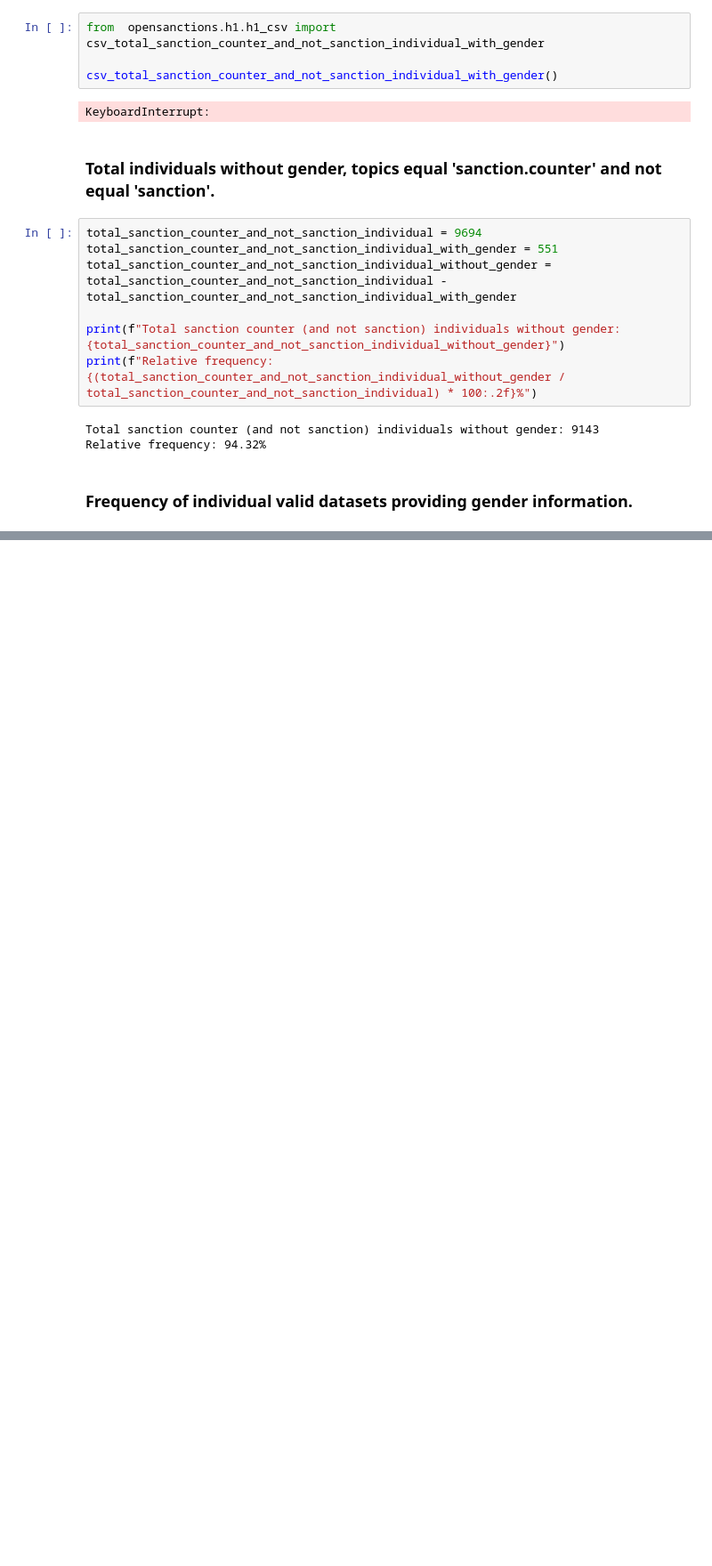
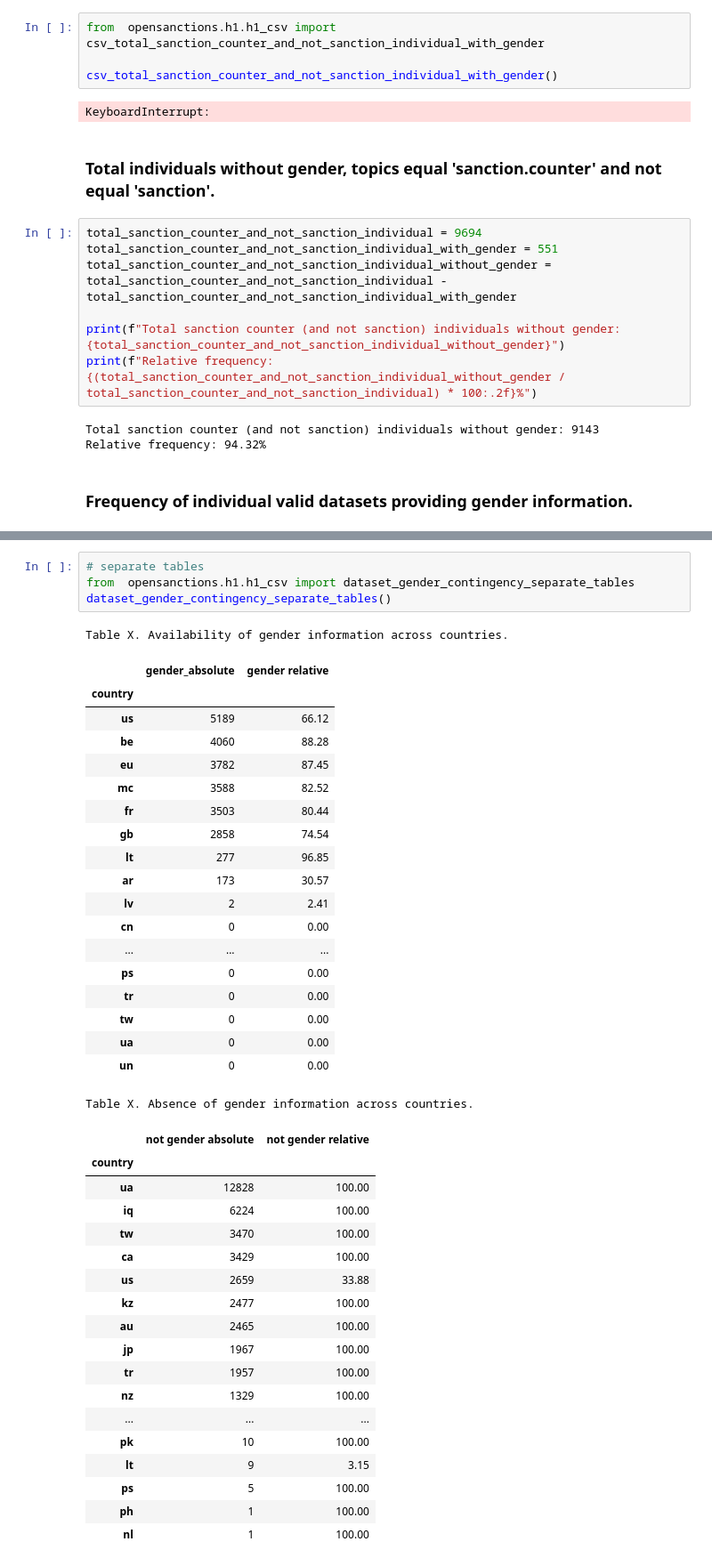
Before and after one commit to jellyrosp/opensanctions, a Jupyter notebook: jupyter_nb/h1/data_plot_h1_csv.ipynb, the cells around one changed output, grey strips where cells are left out. Shown at 89% size. Cells and saved outputs as stored; diff of their text form; blank space fills up the shorter version.

```diff
--- a/jupyter_nb/h1/data_plot_h1_csv.ipynb
+++ b/jupyter_nb/h1/data_plot_h1_csv.ipynb
@@ -128,0 +151,43 @@ csv_dataset_frequency_for_sanctioned_gender()
+# %%
+# separate tables
+from  opensanctions.h1.h1_csv import dataset_gender_contingency_separate_tables
+dataset_gender_contingency_separate_tables()
+# %% [output]
+Table X. Availability of gender information across countries.
+|  | gender_absolute | gender relative |
+| country |  |  |
+| us | 5189 | 66.12 |
+| be | 4060 | 88.28 |
+| eu | 3782 | 87.45 |
+| mc | 3588 | 82.52 |
+| fr | 3503 | 80.44 |
+| gb | 2858 | 74.54 |
+| lt | 277 | 96.85 |
+| ar | 173 | 30.57 |
+| lv | 2 | 2.41 |
+| cn | 0 | 0.00 |
+| ... | ... | ... |
+| ps | 0 | 0.00 |
+| tr | 0 | 0.00 |
+| tw | 0 | 0.00 |
+| ua | 0 | 0.00 |
+| un | 0 | 0.00 |
+Table X. Absence of gender information across countries.
+|  | not gender absolute | not gender relative |
+| country |  |  |
+| ua | 12828 | 100.00 |
+| iq | 6224 | 100.00 |
+| tw | 3470 | 100.00 |
+| ca | 3429 | 100.00 |
+| us | 2659 | 33.88 |
+| kz | 2477 | 100.00 |
+| au | 2465 | 100.00 |
+| jp | 1967 | 100.00 |
+| tr | 1957 | 100.00 |
+| nz | 1329 | 100.00 |
+| ... | ... | ... |
+| pk | 10 | 100.00 |
+| lt | 9 | 3.15 |
+| ps | 5 | 100.00 |
+| ph | 1 | 100.00 |
+| nl | 1 | 100.00 |
```
Also changed, not shown: parts of 2 cells of this notebook, 4 other files.
